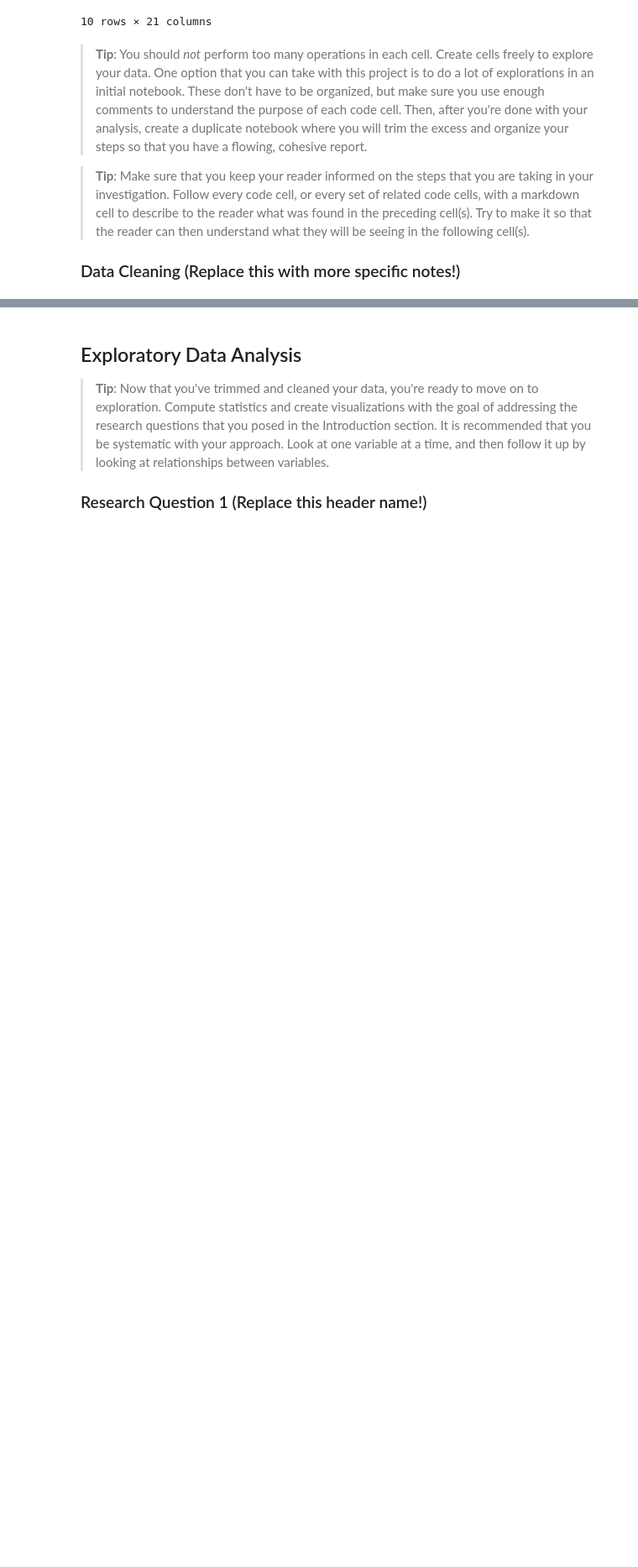
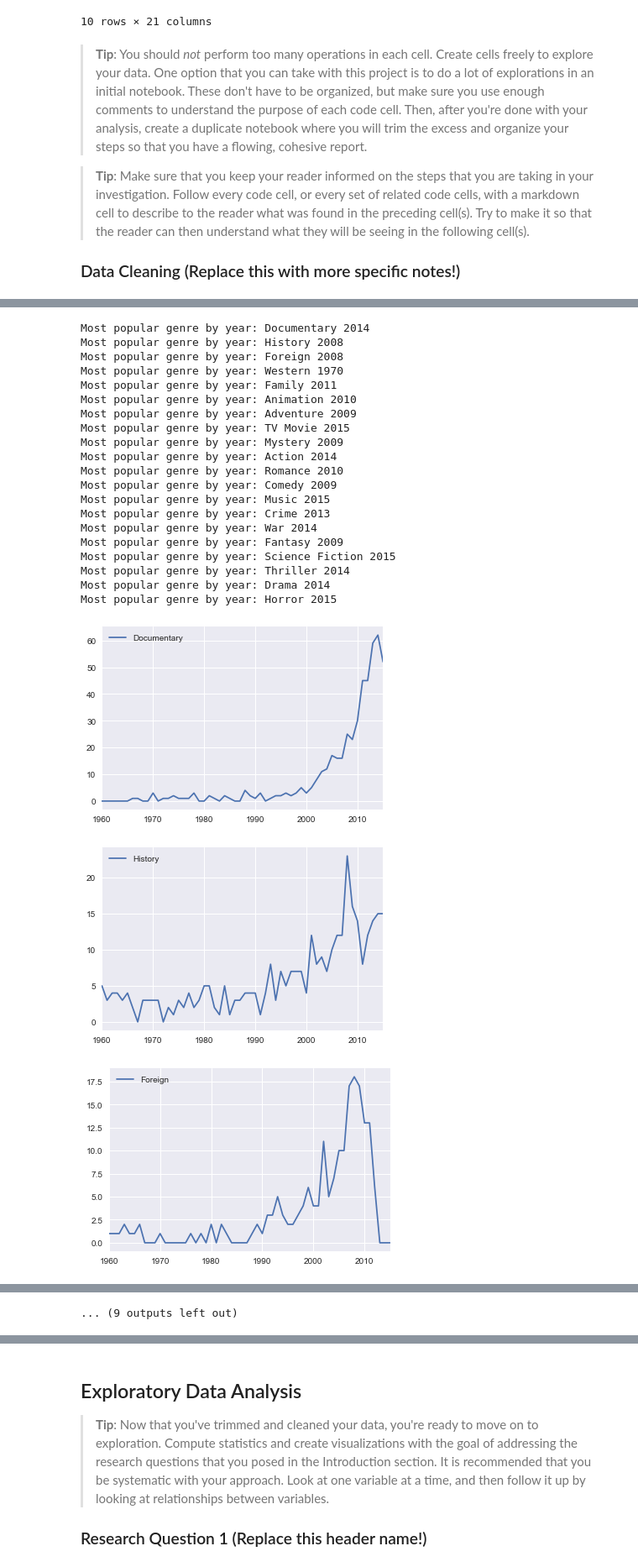
Before and after one commit to praxitelisk/DAND-P1-Investigate-a-Dataset, a Jupyter notebook: Investigate_a_Dataset.ipynb, the cells around one changed output, grey strips where cells are left out. Shown at 84% size. Saved outputs shown, nothing was run; the diff lists cells and outputs as text; code cells hidden in the pictures; blank space fills up the shorter version.

```diff
--- a/Investigate_a_Dataset.ipynb
+++ b/Investigate_a_Dataset.ipynb
@@ -124,0 +223,37 @@ sorted_actor_dict[0:20]
+# %%
+############################################
+####printing genre trend over the years
+############################################
+%matplotlib inline
+for ycolumn in gerne_count_per_year_df.columns:
+    print("Most popular genre by year:", ycolumn, gerne_count_per_year_df[ycolumn].idxmax())
+
+
+for ycolumn in gerne_count_per_year_df.columns:
+    gerne_count_per_year_df.plot(y = ycolumn, kind='line')
+
+#[ax.legend(loc=1) for ax in plt.gcf().axes]
+# %% [output]
+Most popular genre by year: Documentary 2014
+Most popular genre by year: History 2008
+Most popular genre by year: Foreign 2008
+Most popular genre by year: Western 1970
+Most popular genre by year: Family 2011
+Most popular genre by year: Animation 2010
+Most popular genre by year: Adventure 2009
+Most popular genre by year: TV Movie 2015
+Most popular genre by year: Mystery 2009
+Most popular genre by year: Action 2014
+Most popular genre by year: Romance 2010
+Most popular genre by year: Comedy 2009
+Most popular genre by year: Music 2015
+Most popular genre by year: Crime 2013
+Most popular genre by year: War 2014
+Most popular genre by year: Fantasy 2009
+Most popular genre by year: Science Fiction 2015
+Most popular genre by year: Thriller 2014
+Most popular genre by year: Drama 2014
+Most popular genre by year: Horror 2015
+[figure, added]
+[figure, added]
+[figure, added]
@@ -125,3 +268,4 @@ sorted_actor_dict[0:20]
+... (9 outputs left out)
 # %%
 ###
 #Creating seperate lists with budget and movies
```
Also changed, not shown: parts of 8 cells of this notebook, 1 other file.
